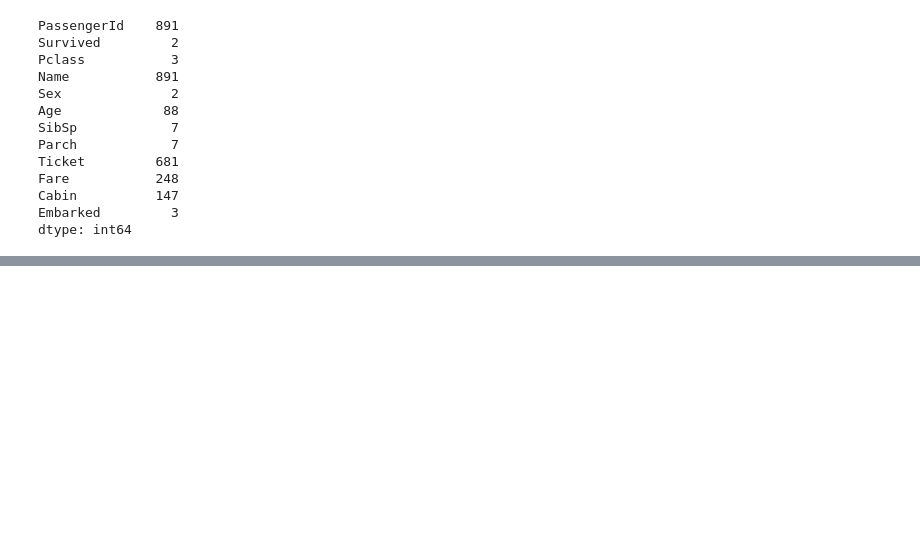
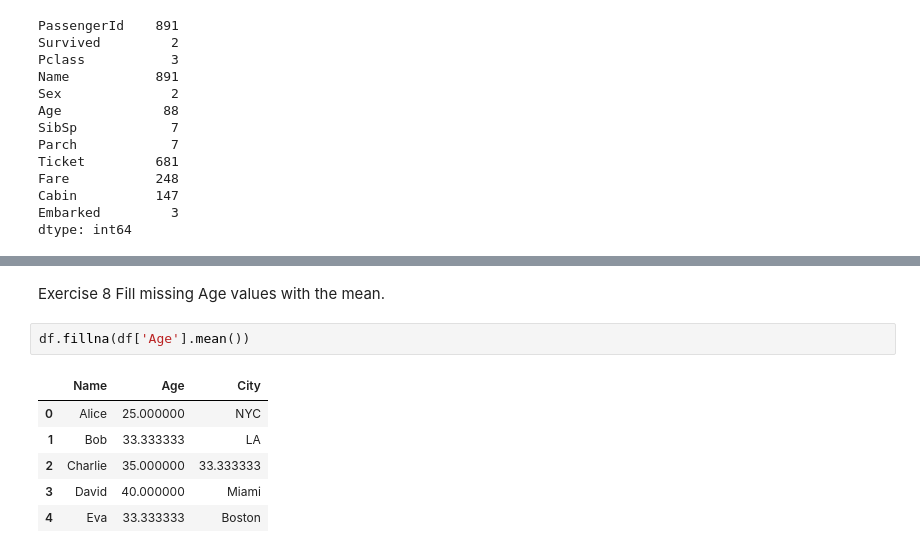
Before and after one commit to jfraz757/DA_M2_CodingExercises, a Jupyter notebook: w1_exercises.ipynb, the cells around one changed output, grey strips where cells are left out. Saved outputs shown, nothing was run; the diff lists cells and outputs as text; blank space fills up the shorter version.

```diff
--- a/w1_exercises.ipynb
+++ b/w1_exercises.ipynb
@@ -271,0 +399,12 @@ dtype: int64
+# %% [markdown]
+Exercise 8
+Fill missing Age values with the mean.
+# %%
+df.fillna(df['Age'].mean())
+# %% [output]
+|  | Name | Age | City |
+| 0 | Alice | 25.000000 | NYC |
+| 1 | Bob | 33.333333 | LA |
+| 2 | Charlie | 35.000000 | 33.333333 |
+| 3 | David | 40.000000 | Miami |
+| 4 | Eva | 33.333333 | Boston |
```
Also changed, not shown: parts of 65 cells of this notebook.
